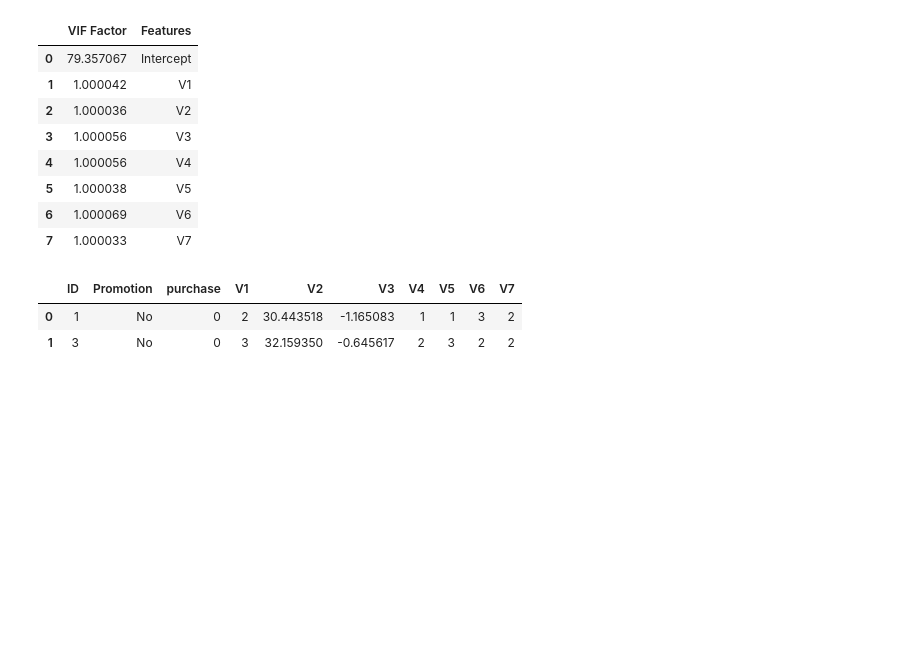
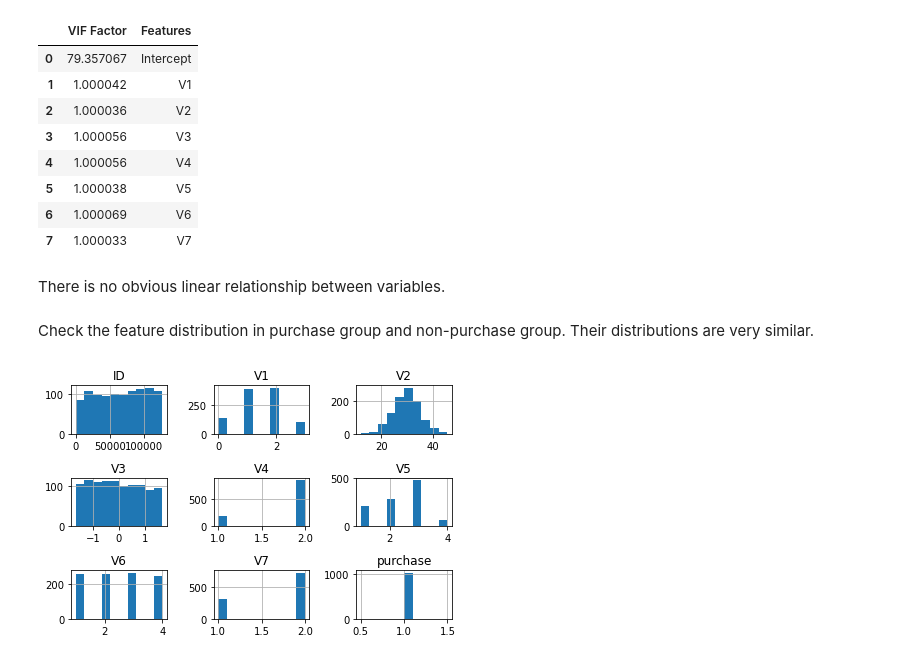
Before and after one commit to texcindy99/Starbucks_Promotion_Project, a Jupyter notebook: Starbucks.ipynb, the cells around one changed output. Drawn from its saved outputs; the diff is of its cells as text; code cells hidden in the pictures; blank space fills up the shorter version.

```diff
--- a/Starbucks.ipynb
+++ b/Starbucks.ipynb
@@ -142,9 +186,12 @@ vif
 | 5 | 1.000038 | V5 |
 | 6 | 1.000069 | V6 |
 | 7 | 1.000033 | V7 |
-# %%
-train_data.head(2)
-# %% [output]
-|  | ID | Promotion | purchase | V1 | V2 | V3 | V4 | V5 | V6 | V7 |
-| 0 | 1 | No | 0 | 2 | 30.443518 | -1.165083 | 1 | 1 | 3 | 2 |
-| 1 | 3 | No | 0 | 3 | 32.159350 | -0.645617 | 2 | 3 | 2 | 2 |
+# %% [markdown]
+There is no obvious linear relationship between variables.
+# %% [markdown]
+Check the feature distribution in purchase group and non-purchase group. Their distributions are very similar.
+# %%
+train_data.query('purchase ==1').hist();
+plt.tight_layout();
+# %% [output]
+[figure, added]
```
Also changed, not shown: parts of 34 cells of this notebook.
